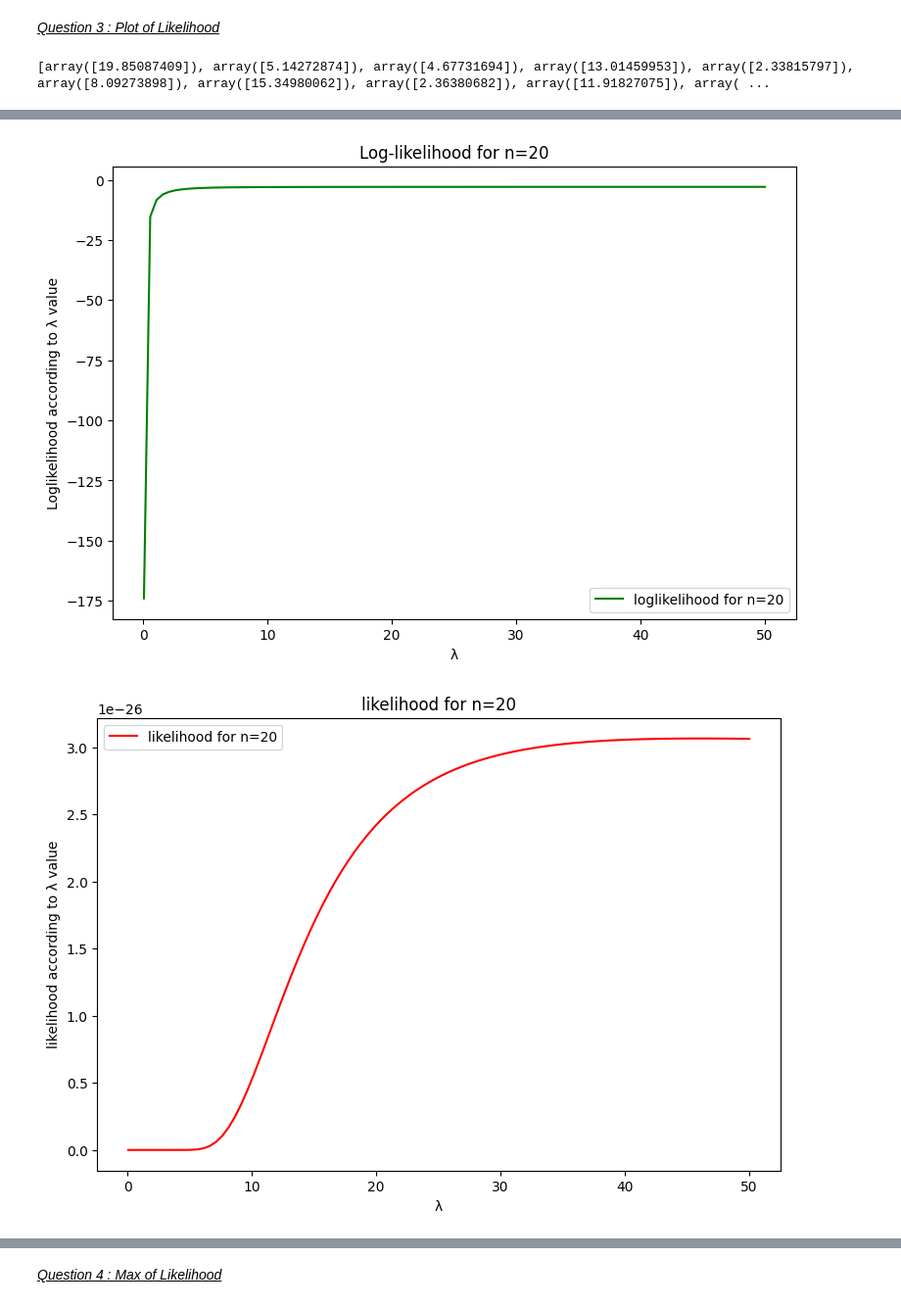
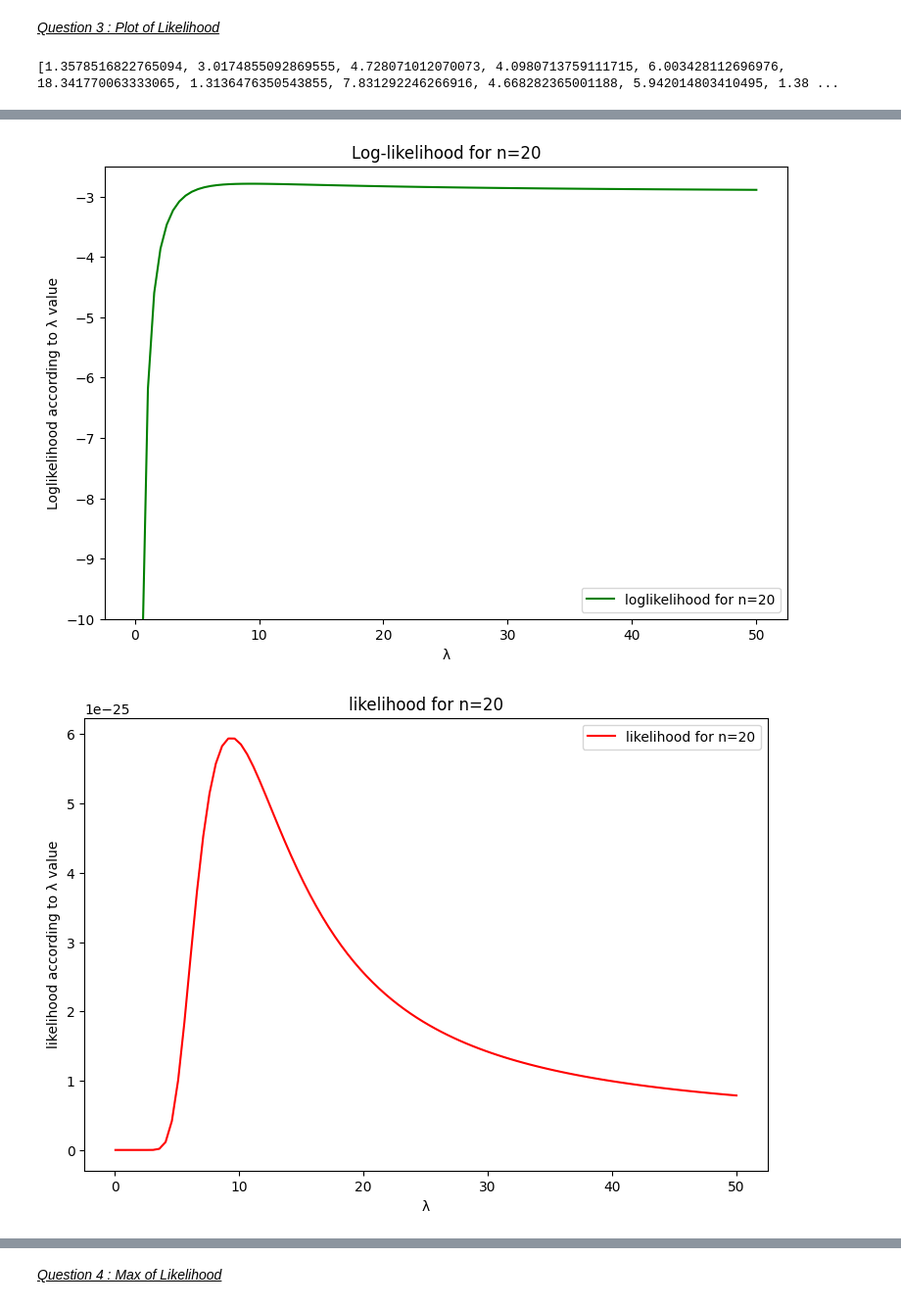
Before and after one commit to fpalmisa/FundamentalLearningEPFL, a Jupyter notebook: Homework 1/Homework1.ipynb, the cells around one changed output, grey strips where cells are left out. Shown at 98% size. Drawn from its saved outputs; the diff is of its cells as text; code cells hidden in the pictures.

```diff
--- a/Homework 1/Homework1.ipynb
+++ b/Homework 1/Homework1.ipynb
@@ -163,14 +163,17 @@ def Z(lambda_):
     return lambda_*(np.exp(-1/lambda_)-np.exp(-20/lambda_))
 
 #Generation of observations
-def generate_random_expo(n,lambda_):
+
+def generate_random_expo(n,lambda_, seed = True):
+    if seed:
+        np.random.seed(123456)
     proba_ok = []
-    for i in range(n*2):
-        if len(proba_ok) < n:
-            exp = np.random.exponential(scale = lambda_, size = 1)
-            proba = (exp*lambda_)/(Z(lambda_))
-            if (proba >= 1) & (proba <= 20):
-                proba_ok.append(proba)
+    samples = np.random.exponential(scale = lambda_,size = n*2)
+
+    for sample in samples :
+        proba = sample
+        if 1 <= proba <= 20 and len(proba_ok) < n :
+            proba_ok.append(proba)
 
     return proba_ok
 
@@ -178,7 +181,7 @@ def generate_random_expo(n,lambda_):
 a = generate_random_expo(n,lambda_)
 print(a)
 # %% [output]
-[array([19.85087409]), array([5.14272874]), array([4.67731694]), array([13.01459953]), array([2.33815797]), array([8.09273898]), array([15.34980062]), array([2.36380682]), array([11.91827075]), array( ...
+[1.3578516822765094, 3.0174855092869555, 4.728071012070073, 4.0980713759111715, 6.003428112696976, 18.341770063333065, 1.3136476350543855, 7.831292246266916, 4.668282365001188, 5.942014803410495, 1.38 ...
 # %%
 def loglikelihood(samples,lambda_):
     n = len(samples)
@@ -212,6 +217,7 @@ for n in N:
     plt.xlabel('λ')
     plt.ylabel('Loglikelihood according to λ value')
     plt.plot(lambda_,loglike, label= 'loglikelihood for n='+str(n), color ='g')
+    plt.ylim(-10,-2.5)
     plt.legend()
     plt.show()
 
@@ -228,2 +234,2 @@ for n in N:
-[figure, old version]
+[figure, new version]
-[figure, old version]
+[figure, new version]
```
Also changed, not shown: parts of 34 cells of this notebook.
